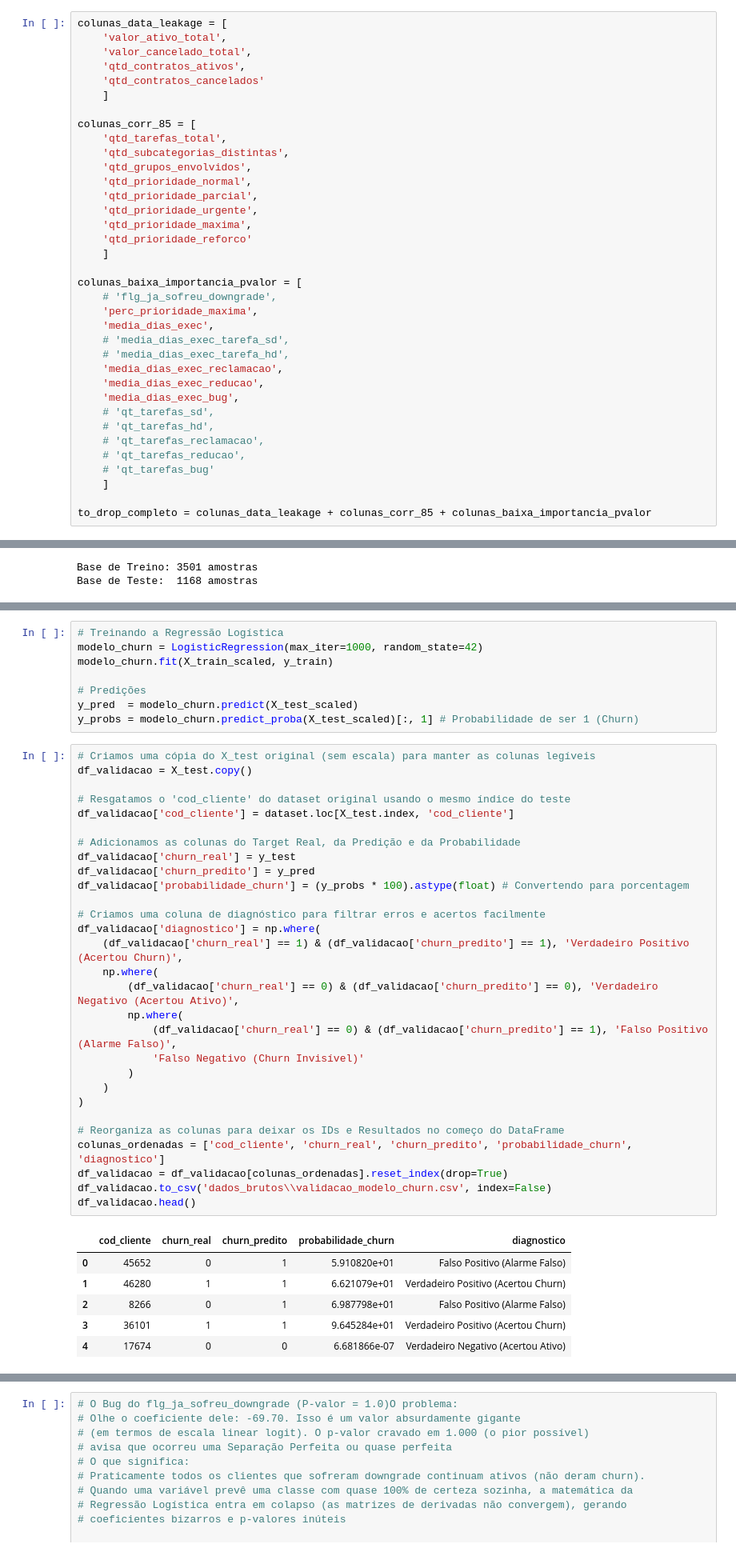
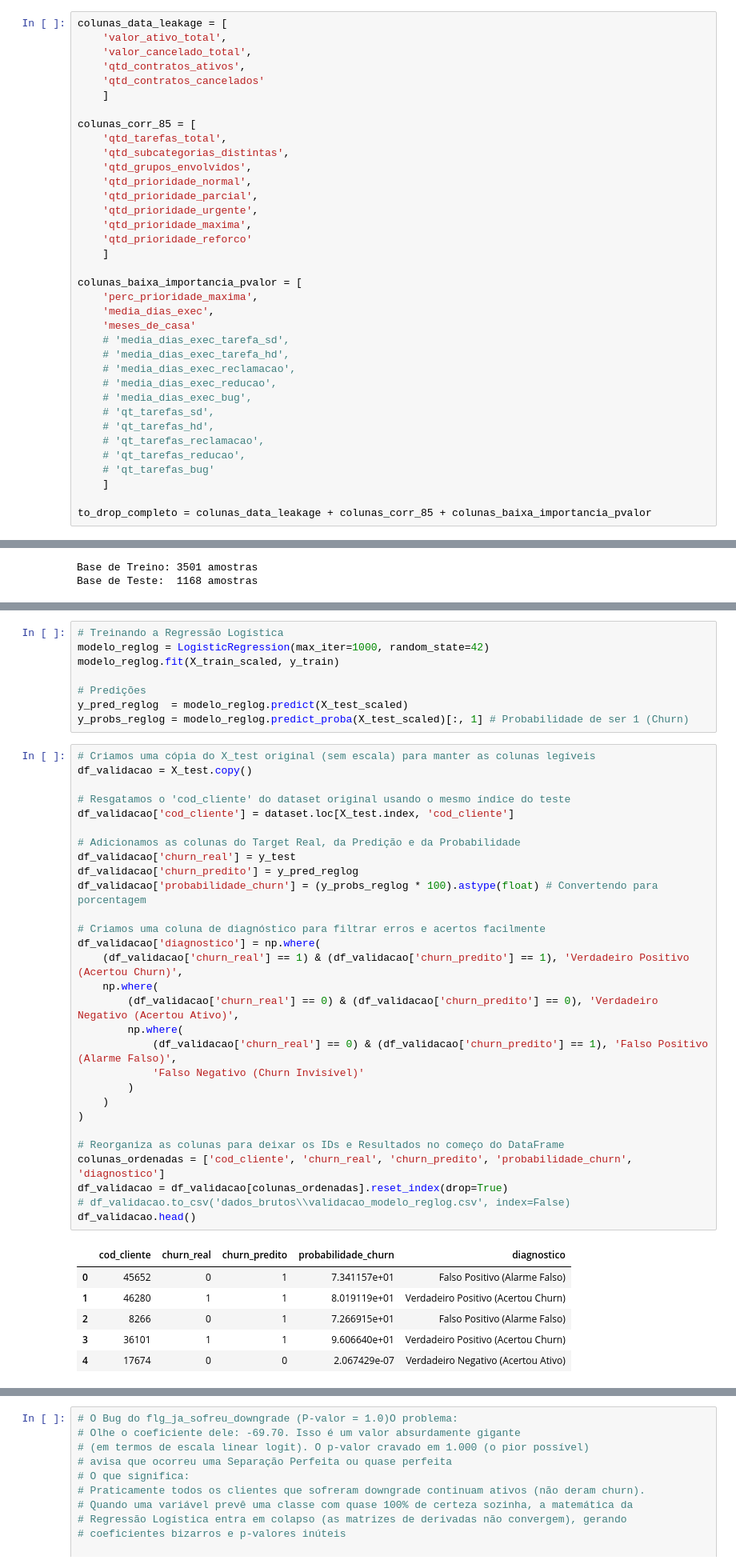
Before and after one commit to victorpecine/ml_predicao_churn, a Jupyter notebook: nb_ml_precidao_churn.ipynb, the cells around one changed output, grey strips where cells are left out. Shown at 80% size. Drawn from its saved outputs; the diff is of its cells as text.

```diff
--- a/nb_ml_precidao_churn.ipynb
+++ b/nb_ml_precidao_churn.ipynb
@@ -180,14 +205,14 @@ colunas_corr_85 = [
     ]
 
 colunas_baixa_importancia_pvalor = [
-    # 'flg_ja_sofreu_downgrade',
     'perc_prioridade_maxima',
     'media_dias_exec',
+    'meses_de_casa'
     # 'media_dias_exec_tarefa_sd',
     # 'media_dias_exec_tarefa_hd',
-    'media_dias_exec_reclamacao',
-    'media_dias_exec_reducao',
-    'media_dias_exec_bug',
+    # 'media_dias_exec_reclamacao',
+    # 'media_dias_exec_reducao',
+    # 'media_dias_exec_bug',
     # 'qt_tarefas_sd',
     # 'qt_tarefas_hd',
     # 'qt_tarefas_reclamacao',
@@ -301,45 +328,45 @@ Base de Teste:  1168 amostras
 # %%
 # Treinando a Regressão Logística
-modelo_churn = LogisticRegression(max_iter=1000, random_state=42)
-modelo_churn.fit(X_train_scaled, y_train)
+modelo_reglog = LogisticRegression(max_iter=1000, random_state=42)
+modelo_reglog.fit(X_train_scaled, y_train)
 
 # Predições
-y_pred  = modelo_churn.predict(X_test_scaled)
-y_probs = modelo_churn.predict_proba(X_test_scaled)[:, 1] # Probabilidade de ser 1 (Churn)
+y_pred_reglog  = modelo_reglog.predict(X_test_scaled)
+y_probs_reglog = modelo_reglog.predict_proba(X_test_scaled)[:, 1] # Probabilidade de ser 1 (Churn)
 # %%
 # Criamos uma cópia do X_test original (sem escala) para manter as colunas legíveis
 df_validacao = X_test.copy()
 
 # Resgatamos o 'cod_cliente' do dataset original usando o mesmo índice do teste
 df_validacao['cod_cliente'] = dataset.loc[X_test.index, 'cod_cliente']
 
 # Adicionamos as colunas do Target Real, da Predição e da Probabilidade
 df_validacao['churn_real'] = y_test
-df_validacao['churn_predito'] = y_pred
-df_validacao['probabilidade_churn'] = (y_probs * 100).astype(float) # Convertendo para porcentagem
+df_validacao['churn_predito'] = y_pred_reglog
+df_validacao['probabilidade_churn'] = (y_probs_reglog * 100).astype(float) # Convertendo para porcentagem
 
 # Criamos uma coluna de diagnóstico para filtrar erros e acertos facilmente
 df_validacao['diagnostico'] = np.where(
     (df_validacao['churn_real'] == 1) & (df_validacao['churn_predito'] == 1), 'Verdadeiro Positivo (Acertou Churn)',
     np.where(
         (df_validacao['churn_real'] == 0) & (df_validacao['churn_predito'] == 0), 'Verdadeiro Negativo (Acertou Ativo)',
         np.where(
             (df_validacao['churn_real'] == 0) & (df_validacao['churn_predito'] == 1), 'Falso Positivo (Alarme Falso)',
             'Falso Negativo (Churn Invisível)'
         )
     )
 )
 
 # Reorganiza as colunas para deixar os IDs e Resultados no começo do DataFrame
 colunas_ordenadas = ['cod_cliente', 'churn_real', 'churn_predito', 'probabilidade_churn', 'diagnostico']
 df_validacao = df_validacao[colunas_ordenadas].reset_index(drop=True)
-df_validacao.to_csv('dados_brutos\\validacao_modelo_churn.csv', index=False)
+# df_validacao.to_csv('dados_brutos\\validacao_modelo_reglog.csv', index=False)
 df_validacao.head()
 # %% [output]
 |  | cod_cliente | churn_real | churn_predito | probabilidade_churn | diagnostico |
-| 0 | 45652 | 0 | 1 | 5.910820e+01 | Falso Positivo (Alarme Falso) |
-| 1 | 46280 | 1 | 1 | 6.621079e+01 | Verdadeiro Positivo (Acertou Churn) |
-| 2 | 8266 | 0 | 1 | 6.987798e+01 | Falso Positivo (Alarme Falso) |
-| 3 | 36101 | 1 | 1 | 9.645284e+01 | Verdadeiro Positivo (Acertou Churn) |
-| 4 | 17674 | 0 | 0 | 6.681866e-07 | Verdadeiro Negativo (Acertou Ativo) |
+| 0 | 45652 | 0 | 1 | 7.341157e+01 | Falso Positivo (Alarme Falso) |
+| 1 | 46280 | 1 | 1 | 8.019119e+01 | Verdadeiro Positivo (Acertou Churn) |
+| 2 | 8266 | 0 | 1 | 7.266915e+01 | Falso Positivo (Alarme Falso) |
+| 3 | 36101 | 1 | 1 | 9.606640e+01 | Verdadeiro Positivo (Acertou Churn) |
+| 4 | 17674 | 0 | 0 | 2.067429e-07 | Verdadeiro Negativo (Acertou Ativo) |
 # %% [markdown]
```
Also changed, not shown: parts of 83 cells of this notebook, 23 other files.
